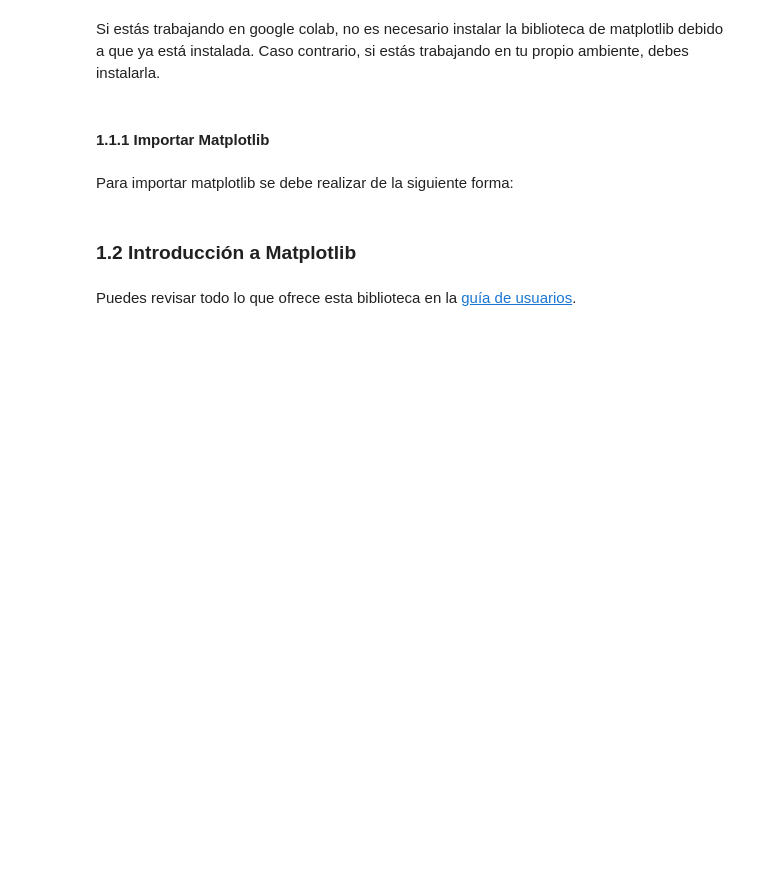
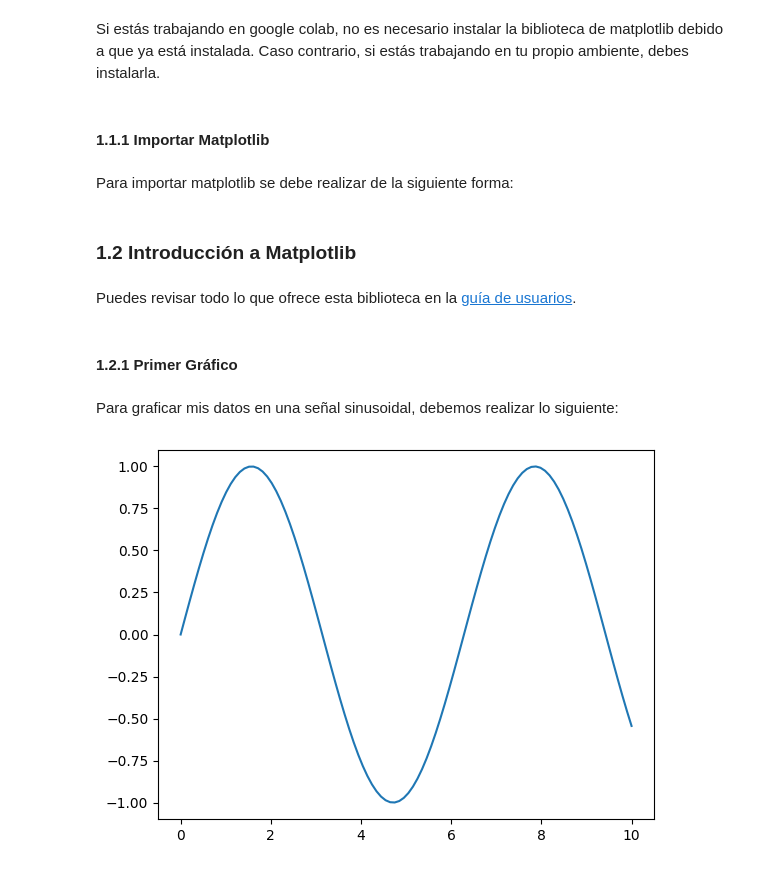
Before and after one commit to GbrlOl/programacion-2, a Jupyter notebook: clases/clase_7_matplotlib.ipynb, the cells around one changed output. Cells and saved outputs as stored; diff of their text form; code cells hidden in the pictures; blank space fills up the shorter version.

```diff
--- a/clases/clase_7_matplotlib.ipynb
+++ b/clases/clase_7_matplotlib.ipynb
@@ -28,3 +28,17 @@ import matplotlib.pyplot as plt
 ### **1.2 Introducción a Matplotlib**
 # %% [markdown]
 Puedes revisar todo lo que ofrece esta biblioteca en la [guía de usuarios](https://matplotlib.org/stable/users/index.html).
+# %% [markdown]
+#### **1.2.1 Primer Gráfico**
+# %%
+import numpy as np
+
+x = np.linspace(0,10,100) # Recuerda que linspace le debo entregar la cantidad de "puntos" de nuestro array y considera el último valor indicado
+y = np.sin(x)
+# %% [markdown]
+Para graficar mis datos en una señal sinusoidal, debemos realizar lo siguiente:
+# %%
+plt.plot(x, y)
+plt.show() # El utilizar el método .show() es obligatorio cuando no se utiliza Google Colab, si están en vscode lo más problable es que no se muestre nada.
+# %% [output]
+[figure, added]
```
Also changed, not shown: parts of 25 cells of this notebook.
